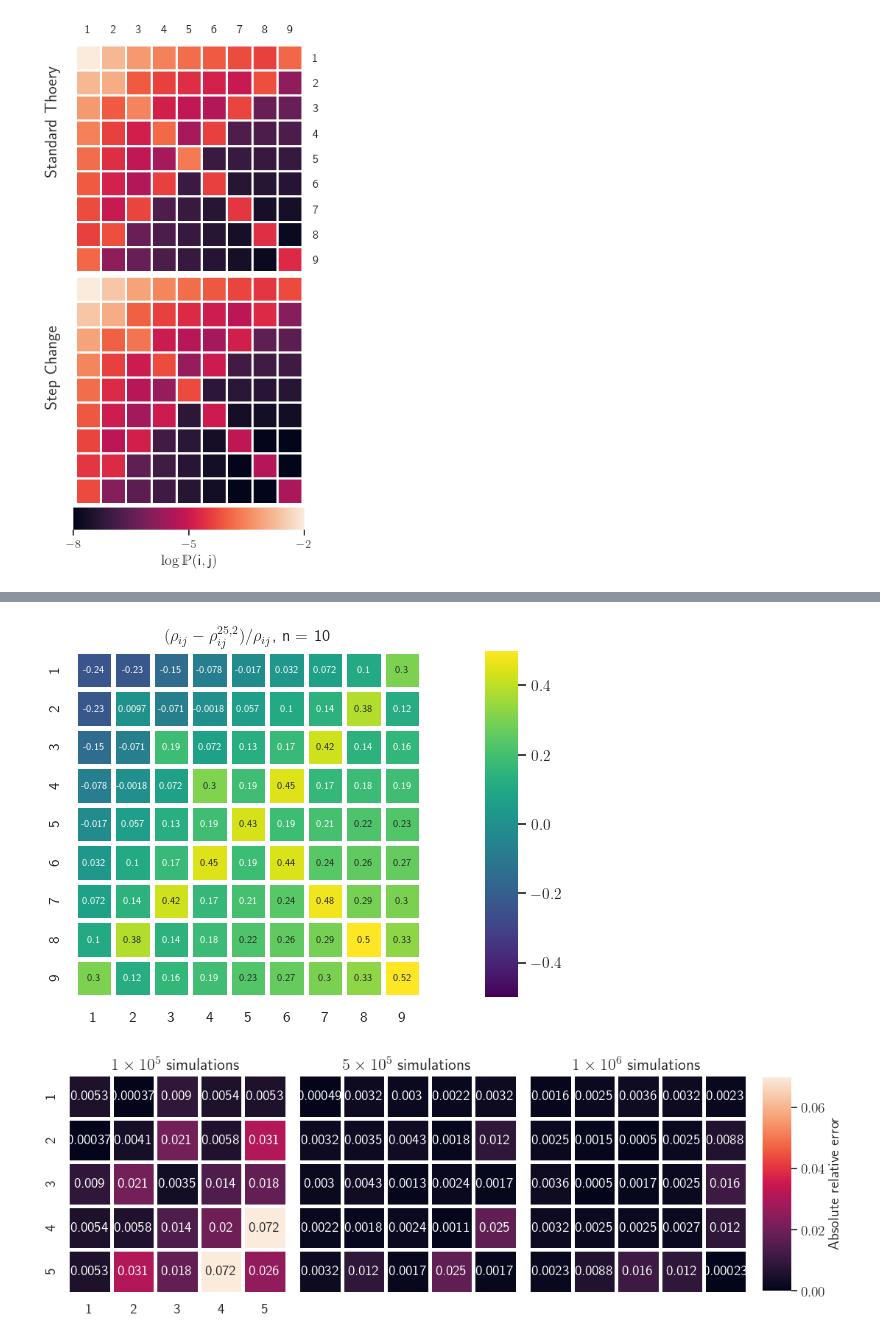
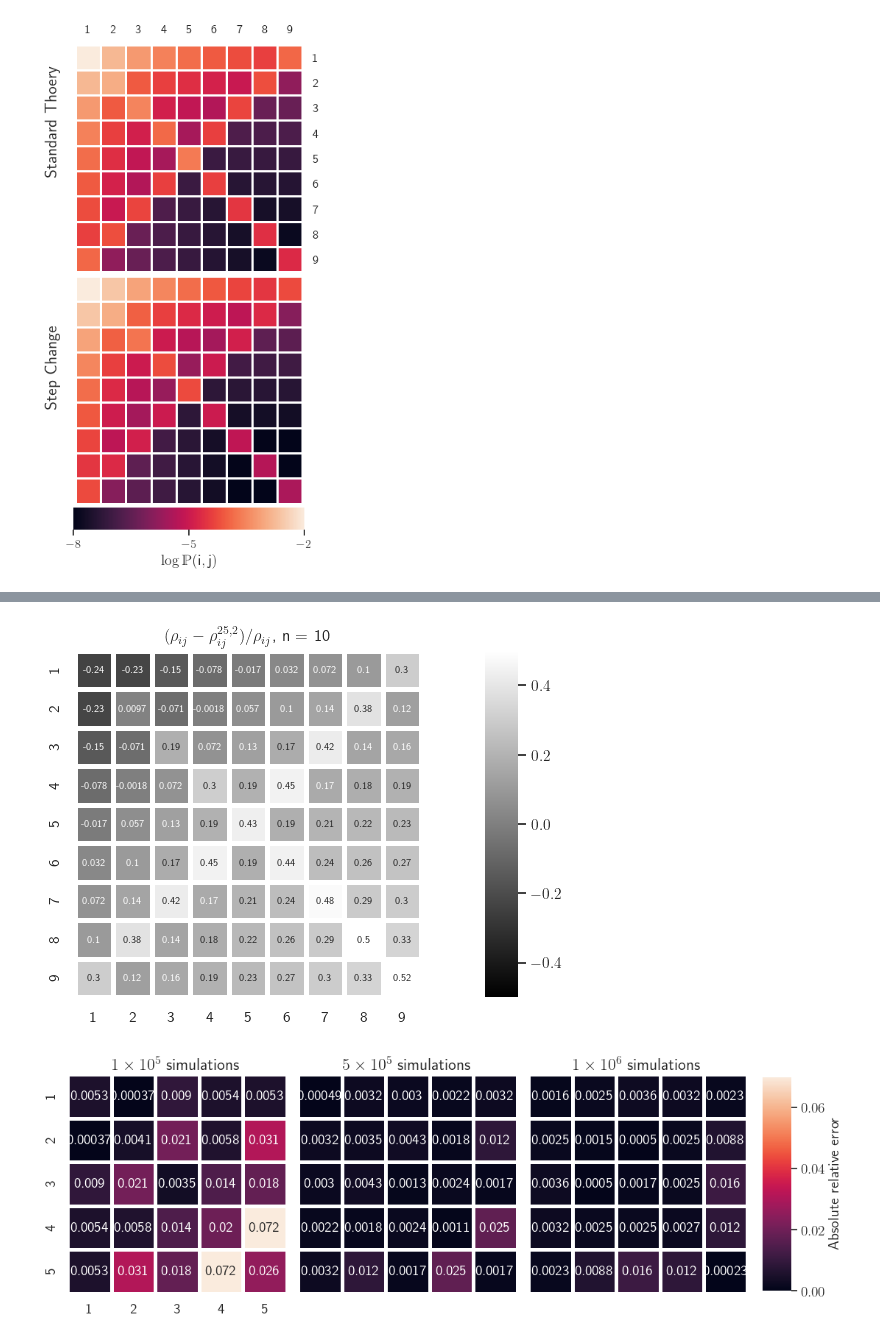
Before and after one commit to FaridKaveh/jfsNumerics, a Jupyter notebook: ParseProbabilities_n6.ipynb, the cells around one changed output, grey strips where cells are left out. Cells and saved outputs as stored; diff of their text form; code cells hidden in the pictures.

Commit message:
Plotting notebook

```diff
--- a/ParseProbabilities_n6.ipynb
+++ b/ParseProbabilities_n6.ipynb
@@ -29,7 +31,7 @@ with open('/home/farid/Documents/git/jfsNumerics/Mathematica/JointFreqSpectrum10
     jfs_stepChange_25_2_theory=np.reshape(np.fromfile(f,dtype=np.dtype('float64'),
                                                 count=reduce(lambda x,y:x*y,dims)), dims)
 # %%
-relative_diff = (jfs10_theory_rev-jfs_stepChange_25_2_theory)/jfs10_theory_rev
+relative_diff = (jfs10-jfs_stepChange_25_2_theory)/jfs10
 # %%
 import matplotlib.pyplot as plt
 import seaborn as sbn
@@ -207,28 +210,28 @@ NameError: name 'relative_error' is not defined
 # %%
 fix, (ax1,ax2) = plt.subplots(1,2,
                              sharey = False,
                              sharex = False,
                              figsize = (6,4.5),
                              gridspec_kw={'width_ratios':[12,1]})
 sbn.heatmap(
     relative_diff,
     ax=ax1,
     linewidths=2.5,
     vmin=-0.5,
     vmax=0.5,
     square=True,
     xticklabels=frequencies,
     yticklabels=frequencies,
     cbar=True,
     cbar_kws={'shrink':0.4},
     cbar_ax=ax2,
-    cmap='viridis',
+    cmap='gray',
     annot=True,
     annot_kws={"fontsize":7})
 
 ax1.set_title(r"$(\rho_{ij} - \rho_{ij}^{25,2})/\rho_{ij}$, n = 10")
 plt.show()
 # %% [output]
-[figure, old version]
+[figure, new version]
 # %%
 from functools import reduce
```
Also changed, not shown: parts of 47 cells of this notebook.
